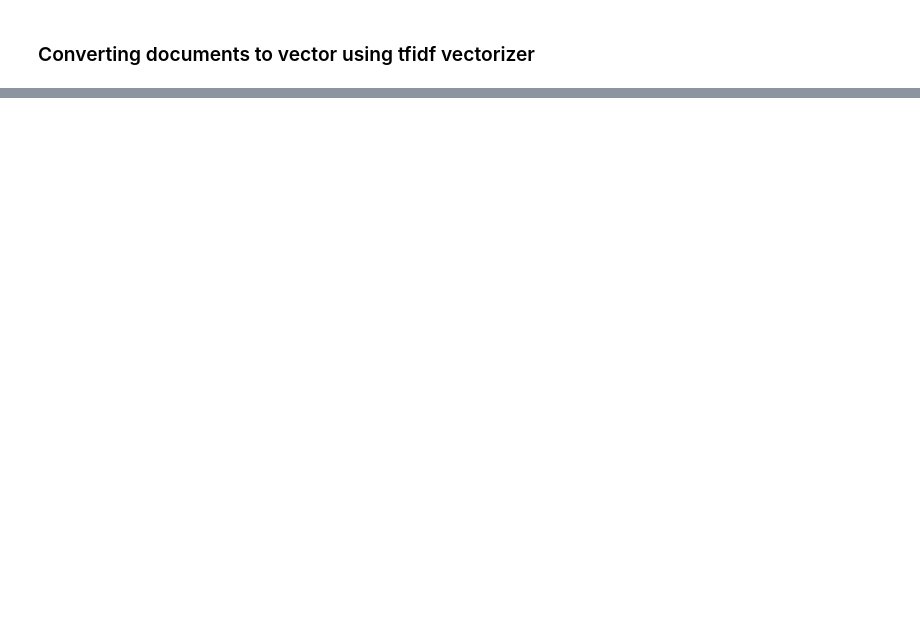
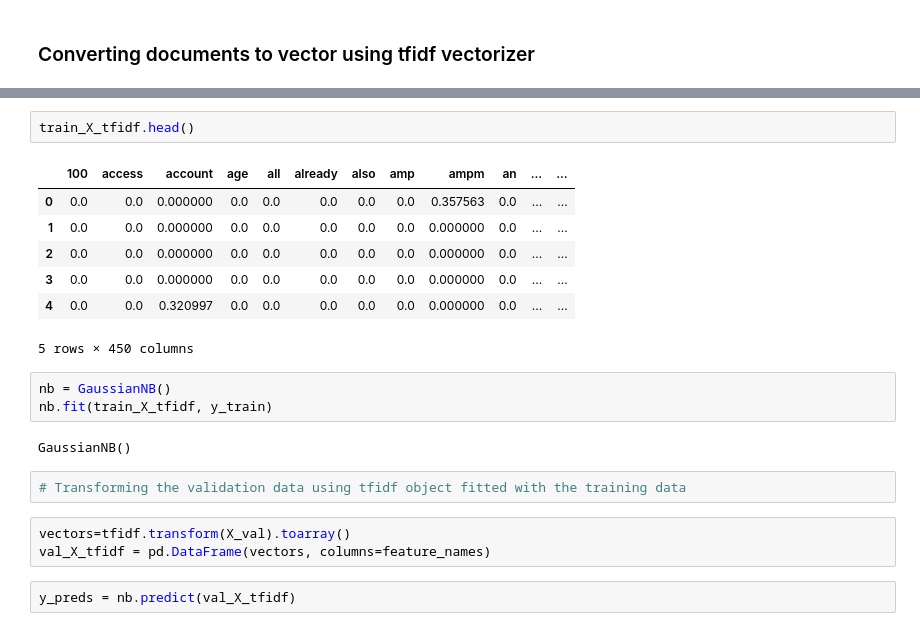
Before and after one commit to BINAYKUMAR943/dataScienceProjects-spamSmsDetector, a Jupyter notebook: SmsSpamDetection.ipynb, the cells around one changed output, grey strips where cells are left out. Drawn from its saved outputs; the diff is of its cells as text; blank space fills up the shorter version.

```diff
--- a/SmsSpamDetection.ipynb
+++ b/SmsSpamDetection.ipynb
@@ -270,0 +303,22 @@ y = df['label']
+# %%
+train_X_tfidf.head()
+# %% [output]
+|  | 100 | access | account | age | all | already | also | amp | ampm | an | ... | ... |
+| 0 | 0.0 | 0.0 | 0.000000 | 0.0 | 0.0 | 0.0 | 0.0 | 0.0 | 0.357563 | 0.0 | ... | ... |
+| 1 | 0.0 | 0.0 | 0.000000 | 0.0 | 0.0 | 0.0 | 0.0 | 0.0 | 0.000000 | 0.0 | ... | ... |
+| 2 | 0.0 | 0.0 | 0.000000 | 0.0 | 0.0 | 0.0 | 0.0 | 0.0 | 0.000000 | 0.0 | ... | ... |
+| 3 | 0.0 | 0.0 | 0.000000 | 0.0 | 0.0 | 0.0 | 0.0 | 0.0 | 0.000000 | 0.0 | ... | ... |
+| 4 | 0.0 | 0.0 | 0.320997 | 0.0 | 0.0 | 0.0 | 0.0 | 0.0 | 0.000000 | 0.0 | ... | ... |
+5 rows × 450 columns
+# %%
+nb = GaussianNB()
+nb.fit(train_X_tfidf, y_train)
+# %% [output]
+GaussianNB()
+# %%
+# Transforming the validation data using tfidf object fitted with the training data
+# %%
+vectors=tfidf.transform(X_val).toarray()
+val_X_tfidf = pd.DataFrame(vectors, columns=feature_names)
+# %%
+y_preds = nb.predict(val_X_tfidf)
```
Also changed, not shown: parts of 32 cells of this notebook, 4 other files.
